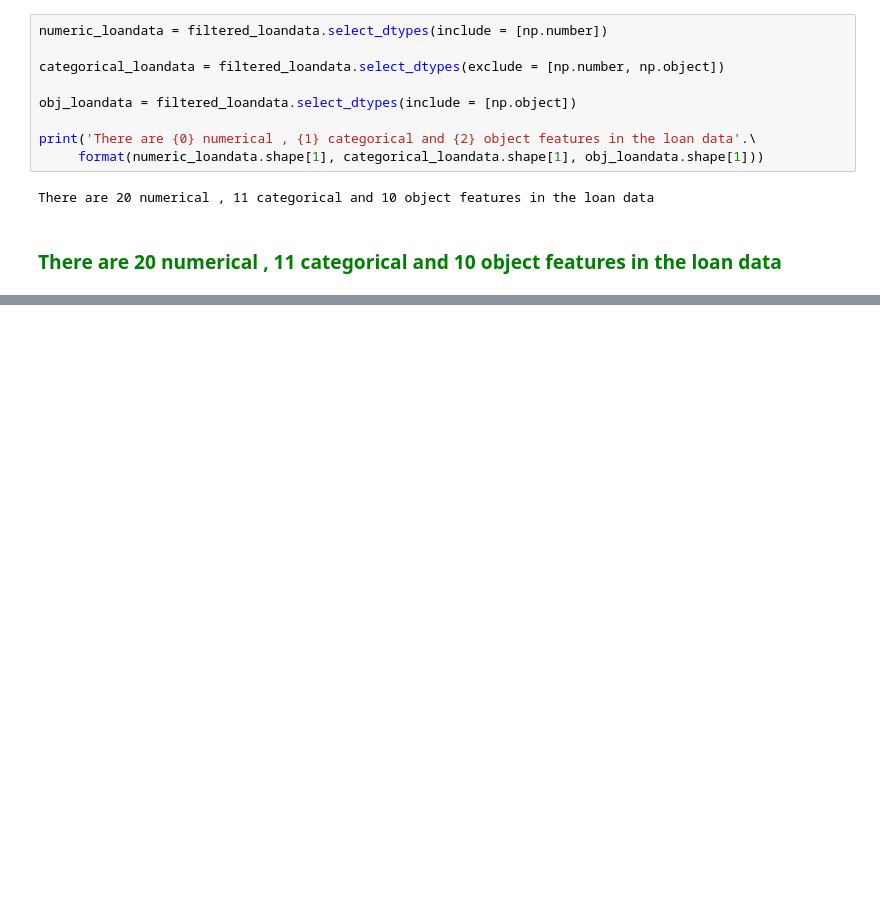
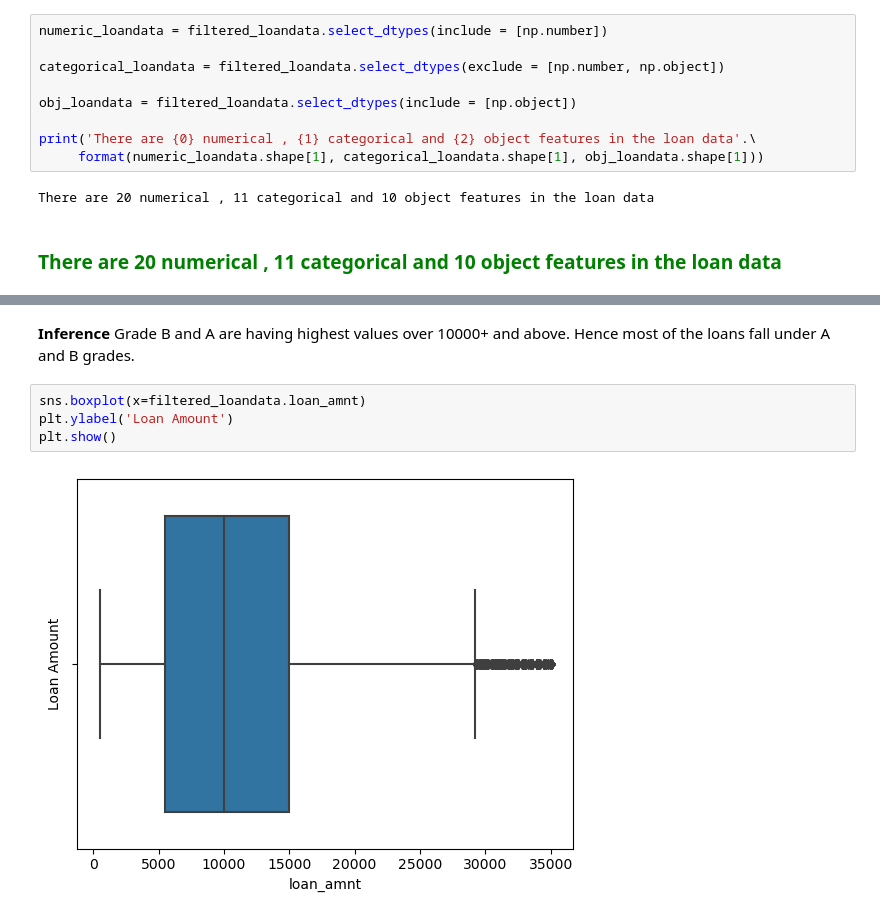
Before and after one commit to ShubhamMishra1102/LendingClubCaseStudy, a Jupyter notebook: Group_Facilitator_SumaiyaK.ipynb, the cells around one changed output, grey strips where cells are left out. Saved outputs shown, nothing was run; the diff lists cells and outputs as text; blank space fills up the shorter version.

```diff
--- a/Group_Facilitator_SumaiyaK.ipynb
+++ b/Group_Facilitator_SumaiyaK.ipynb
@@ -402,0 +443,9 @@ There are 20 numerical , 11 categorical and 10 object features in the loan data
+# %% [markdown]
+**Inference**
+Grade B and A are having highest values over 10000+ and above. Hence most of the loans fall under A and B grades.
+# %%
+sns.boxplot(x=filtered_loandata.loan_amnt)
+plt.ylabel('Loan Amount')
+plt.show()
+# %% [output]
+[figure, added]
```
Also changed, not shown: parts of 11 cells of this notebook.
